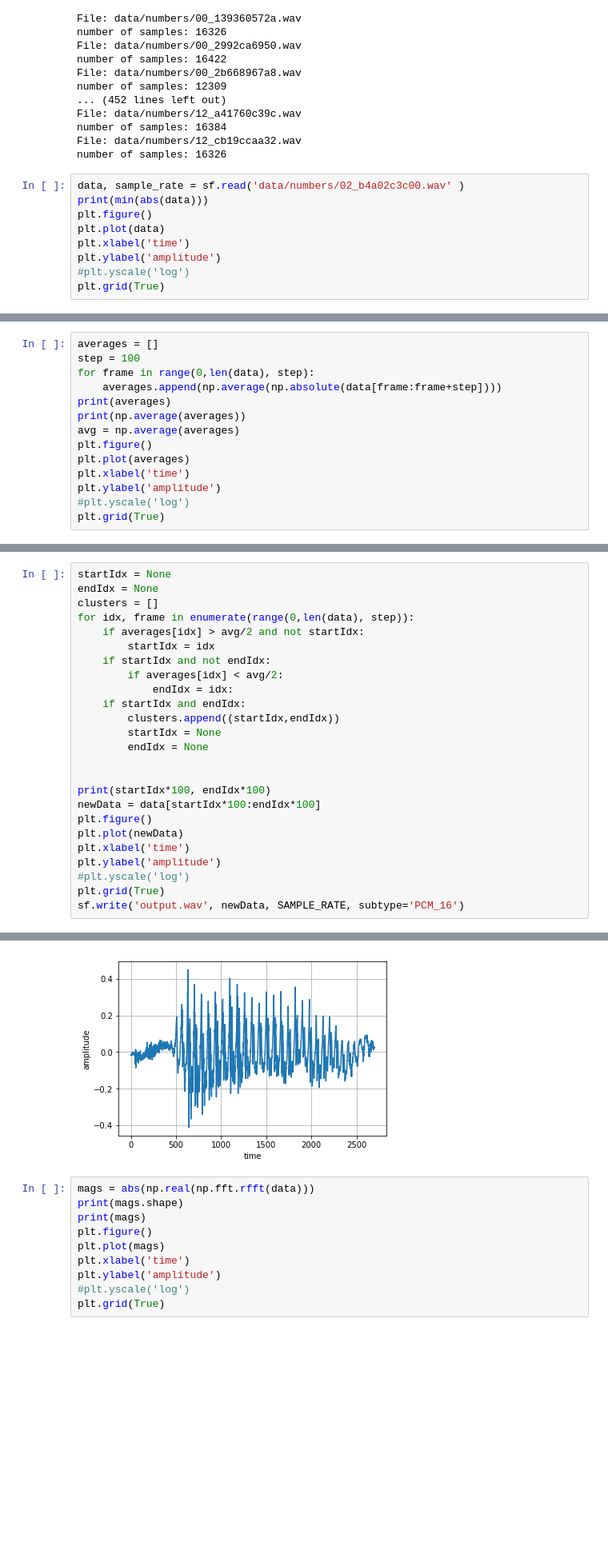
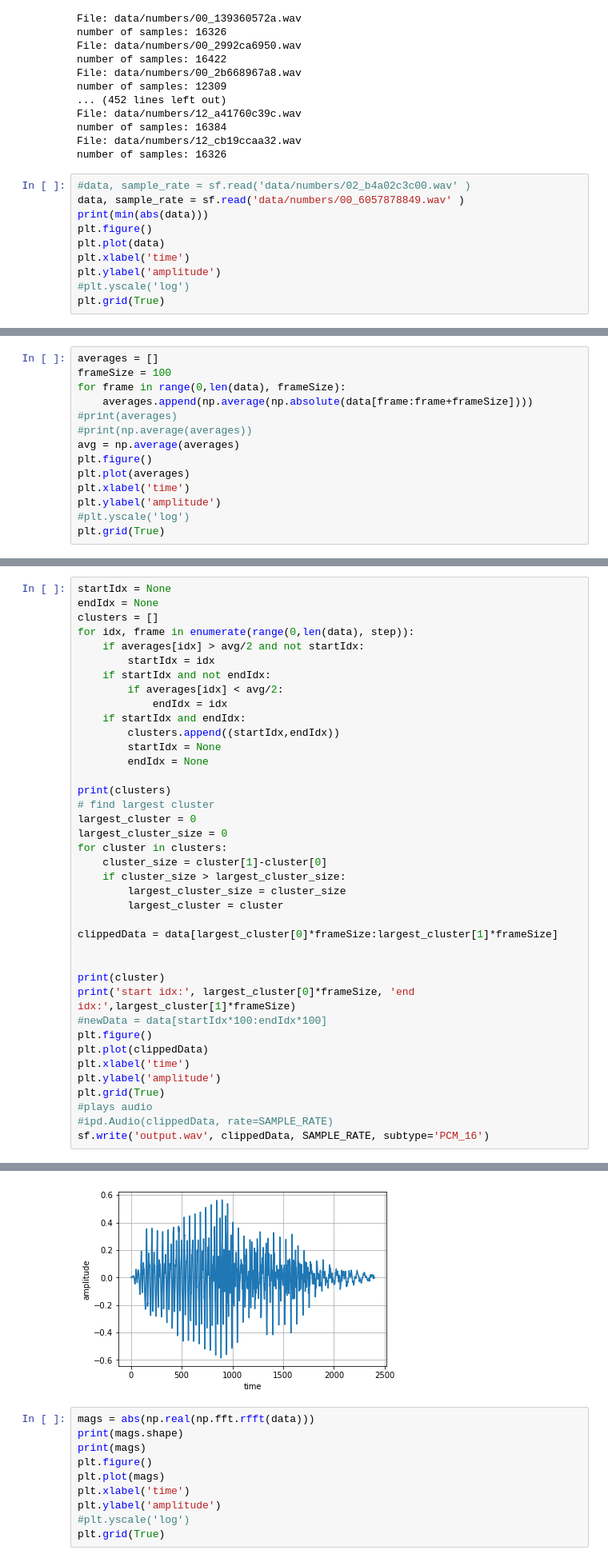
Before and after one commit to MerlinPCarson/AudioWords, a Jupyter notebook: AudioWords.ipynb, the cells around one changed output, grey strips where cells are left out. Shown: that part at 80% size. Cells and saved outputs as stored; diff of their text form; blank space fills up the shorter version.

```diff
--- a/AudioWords.ipynb
+++ b/AudioWords.ipynb
@@ -54,7 +56,8 @@ number of samples: 16384
 File: data/numbers/12_cb19ccaa32.wav
 number of samples: 16326
 # %%
-data, sample_rate = sf.read('data/numbers/02_b4a02c3c00.wav' )
+#data, sample_rate = sf.read('data/numbers/02_b4a02c3c00.wav' )
+data, sample_rate = sf.read('data/numbers/00_6057878849.wav' )
 print(min(abs(data)))
 plt.figure()
 plt.plot(data)
@@ -68,10 +71,10 @@ plt.grid(True)
 # %%
 averages = []
-step = 100
-for frame in range(0,len(data), step):
-    averages.append(np.average(np.absolute(data[frame:frame+step])))
-print(averages)
-print(np.average(averages))
+frameSize = 100
+for frame in range(0,len(data), frameSize):
+    averages.append(np.average(np.absolute(data[frame:frame+frameSize])))
+#print(averages)
+#print(np.average(averages))
 avg = np.average(averages)
 plt.figure()
 plt.plot(averages)
@@ -92,20 +93,34 @@ for idx, frame in enumerate(range(0,len(data), step)):
         startIdx = idx
     if startIdx and not endIdx:
         if averages[idx] < avg/2:
-            endIdx = idx:
+            endIdx = idx
     if startIdx and endIdx:
         clusters.append((startIdx,endIdx))
         startIdx = None
         endIdx = None
 
+print(clusters)
+# find largest cluster
+largest_cluster = 0
+largest_cluster_size = 0
+for cluster in clusters:
+    cluster_size = cluster[1]-cluster[0]
+    if cluster_size > largest_cluster_size:
+        largest_cluster_size = cluster_size
+        largest_cluster = cluster
 
-print(startIdx*100, endIdx*100)
-newData = data[startIdx*100:endIdx*100]
+clippedData = data[largest_cluster[0]*frameSize:largest_cluster[1]*frameSize]
+
+
+print(cluster)
+print('start idx:', largest_cluster[0]*frameSize, 'end idx:',largest_cluster[1]*frameSize)
+#newData = data[startIdx*100:endIdx*100]
 plt.figure()
-plt.plot(newData)
+plt.plot(clippedData)
 plt.xlabel('time')
 plt.ylabel('amplitude')
-#plt.yscale('log')
 plt.grid(True)
-sf.write('output.wav', newData, SAMPLE_RATE, subtype='PCM_16')
+#plays audio
+#ipd.Audio(clippedData, rate=SAMPLE_RATE)
+sf.write('output.wav', clippedData, SAMPLE_RATE, subtype='PCM_16')
 # %% [output]
@@ -113,4 +130,4 @@ sf.write('output.wav', newData, SAMPLE_RATE, subtype='PCM_16')
-[figure, old version]
+[figure, new version]
 # %%
 mags = abs(np.real(np.fft.rfft(data)))
 print(mags.shape)
```
Also changed, not shown: parts of 5 cells of this notebook, 1 other file.
